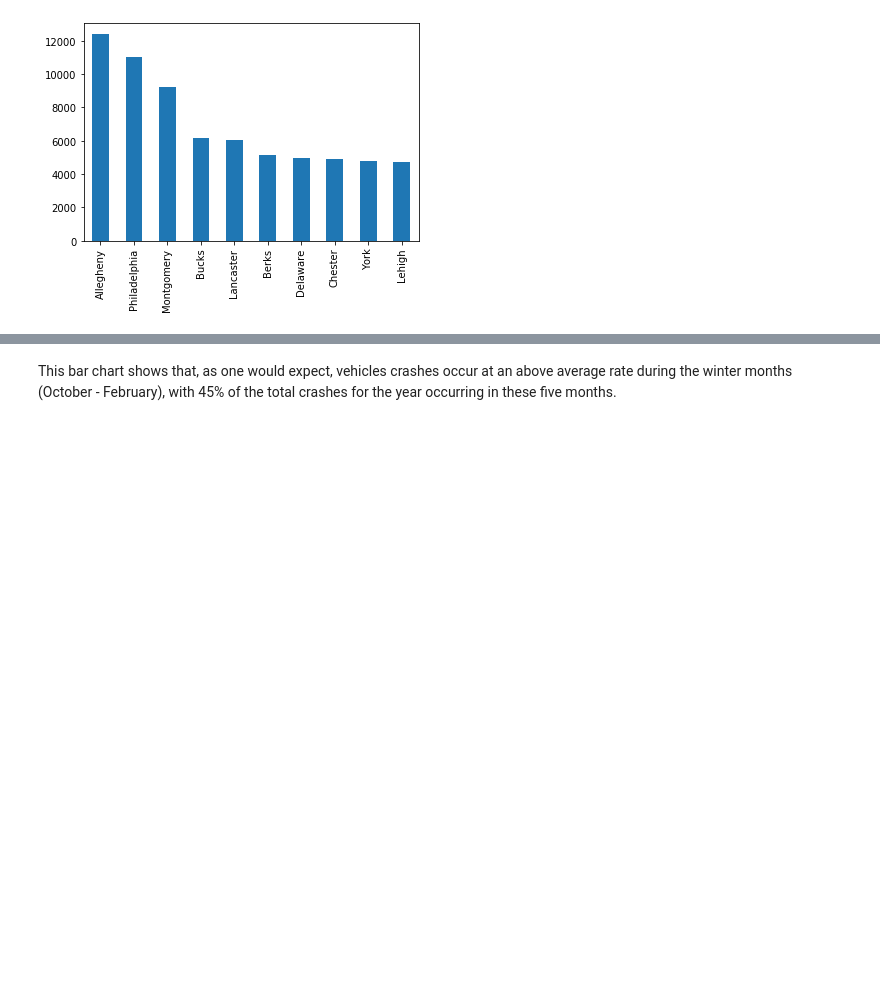
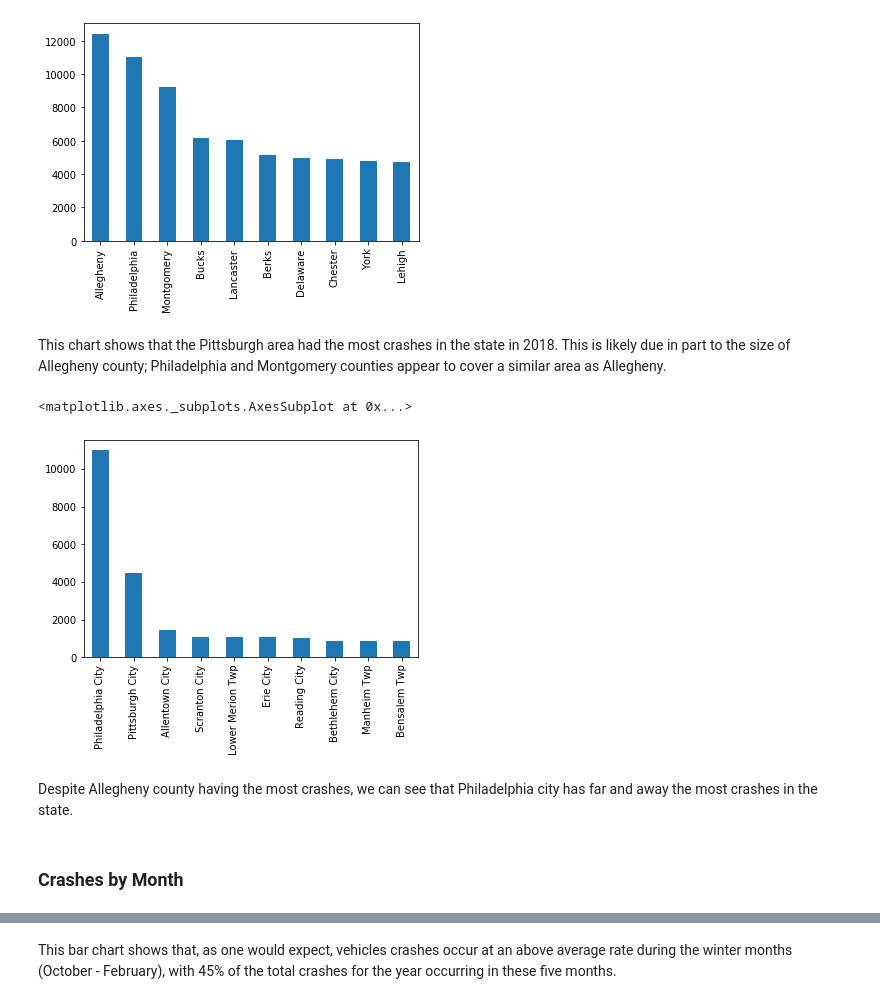
Before and after one commit to tydangel/PAcrashes2018, a Jupyter notebook: Vehicle Crashes.ipynb, the cells around one changed output, grey strips where cells are left out. Saved outputs shown, nothing was run; the diff lists cells and outputs as text; code cells hidden in the pictures; blank space fills up the shorter version.

```diff
--- a/Vehicle Crashes.ipynb
+++ b/Vehicle Crashes.ipynb
@@ -152,6 +175,19 @@ county_freq.head(10).plot(kind="bar")
 # %% [output]
 <matplotlib.axes._subplots.AxesSubplot at 0x...>
 [figure]
+# %% [markdown]
+This chart shows that the Pittsburgh area had the most crashes in the state in 2018. This is likely due in part to the size of Allegheny county; Philadelphia and Montgomery counties appear to cover a similar area as Allegheny.
+# %%
+muni_freq = crashes["municipality_name"].value_counts()
+
+muni_freq.head(10).plot(kind="bar")
+# %% [output]
+<matplotlib.axes._subplots.AxesSubplot at 0x...>
+[figure, added]
+# %% [markdown]
+Despite Allegheny county having the most crashes, we can see that Philadelphia city has far and away the most crashes in the state.
+# %% [markdown]
+### Crashes by Month
 # %%
 crash_by_month = crashes['month'].value_counts().sort_index()
 crash_by_month = pd.DataFrame(crash_by_month)
```
Also changed, not shown: parts of 19 cells of this notebook.
